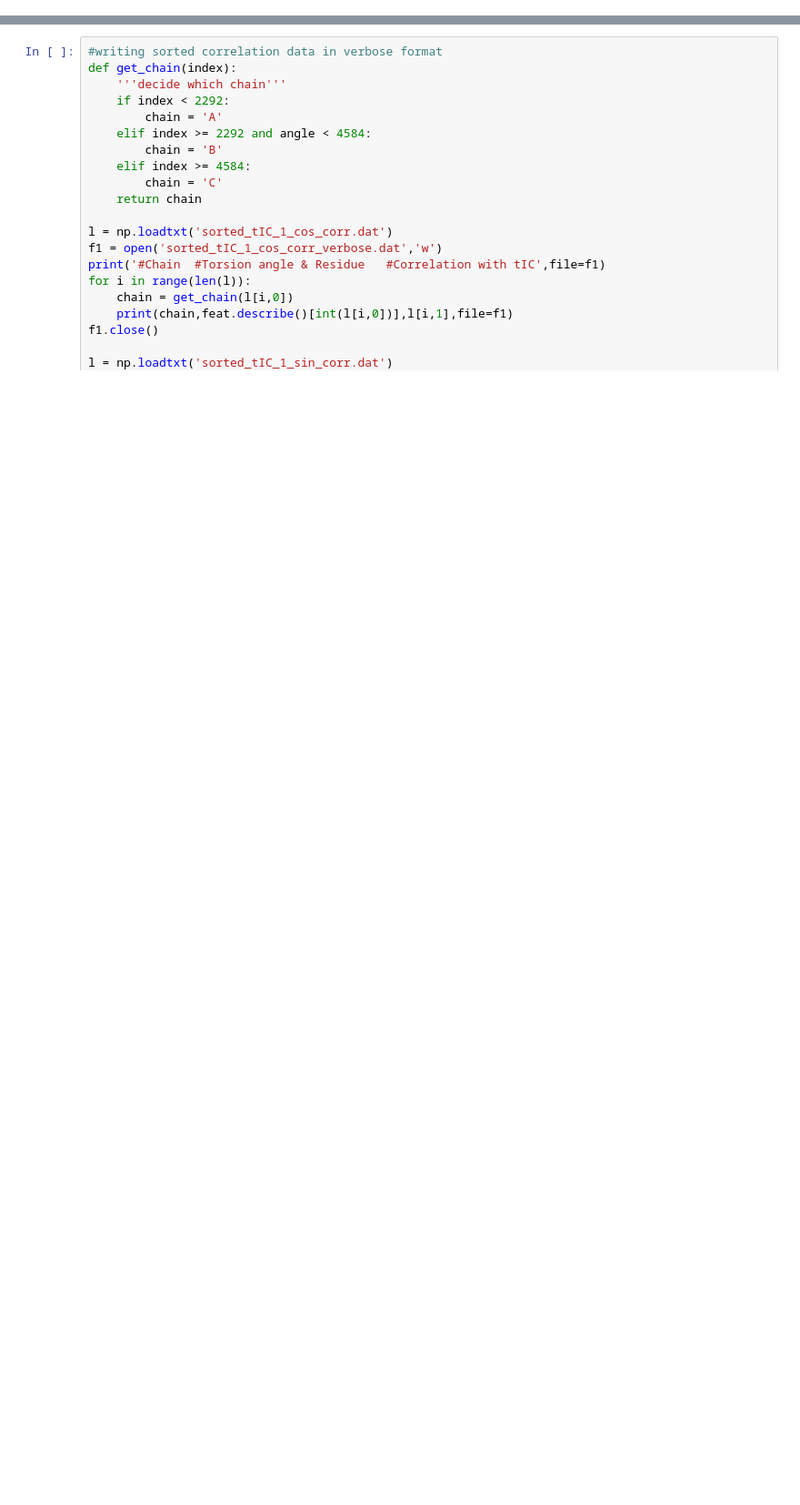
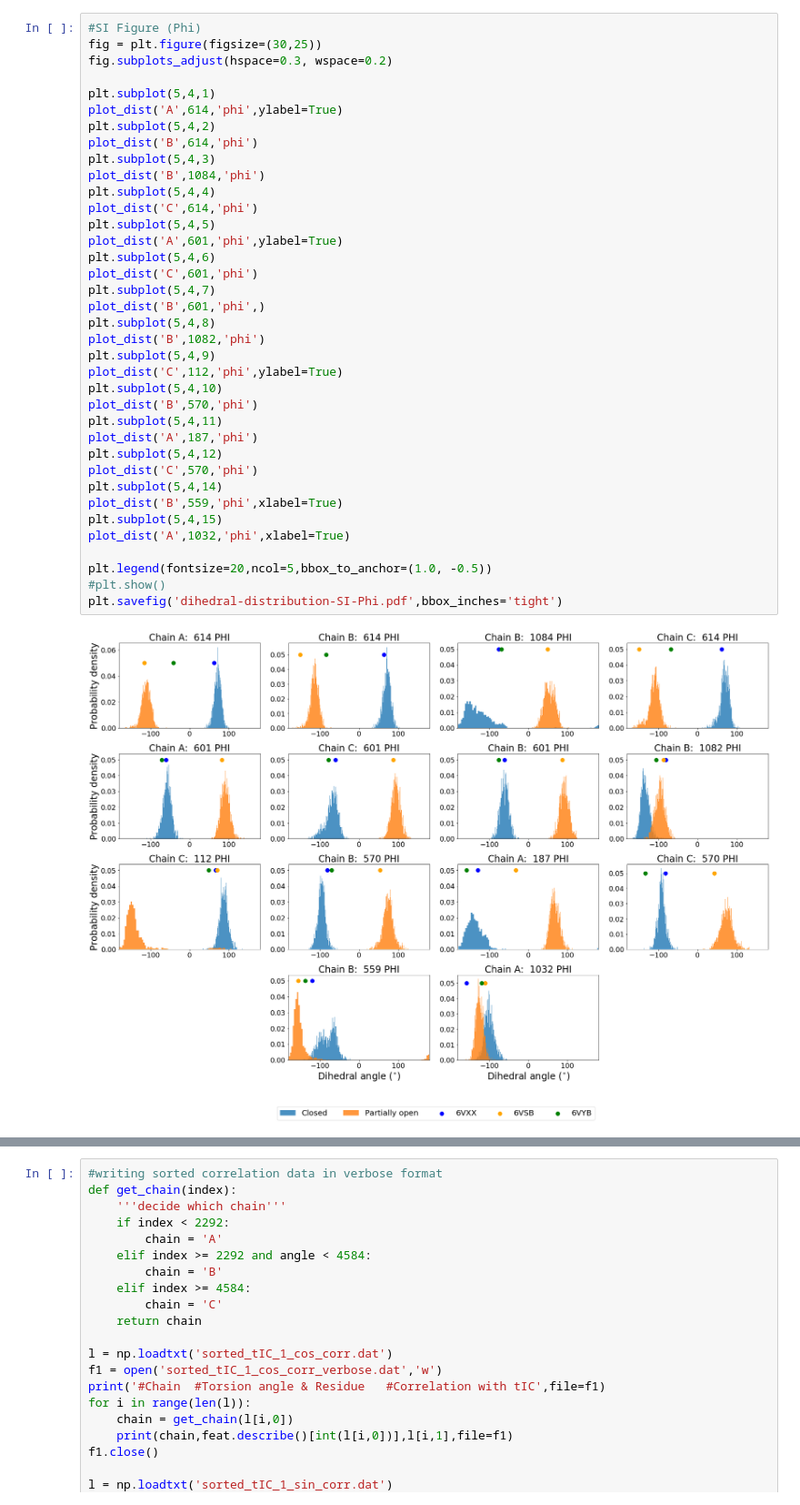
Before and after one commit to dhimanray/COVID-19-correlation-work, a Jupyter notebook: tica-dihedral/dihedral-dist.ipynb, the cells around one changed output, grey strips where cells are left out. Shown at 91% size. Saved outputs shown, nothing was run; the diff lists cells and outputs as text; blank space fills up the shorter version.

```diff
--- a/tica-dihedral/dihedral-dist.ipynb
+++ b/tica-dihedral/dihedral-dist.ipynb
@@ -18,0 +114,39 @@ feat.add_backbone_torsions("index 35338 to 53006", cossin=False, periodic=True)
+# %%
+#SI Figure (Phi)
+fig = plt.figure(figsize=(30,25))
+fig.subplots_adjust(hspace=0.3, wspace=0.2)
+
+plt.subplot(5,4,1)
+plot_dist('A',614,'phi',ylabel=True)
+plt.subplot(5,4,2)
+plot_dist('B',614,'phi')
+plt.subplot(5,4,3)
+plot_dist('B',1084,'phi')
+plt.subplot(5,4,4)
+plot_dist('C',614,'phi')
+plt.subplot(5,4,5)
+plot_dist('A',601,'phi',ylabel=True)
+plt.subplot(5,4,6)
+plot_dist('C',601,'phi')
+plt.subplot(5,4,7)
+plot_dist('B',601,'phi',)
+plt.subplot(5,4,8)
+plot_dist('B',1082,'phi')
+plt.subplot(5,4,9)
+plot_dist('C',112,'phi',ylabel=True)
+plt.subplot(5,4,10)
+plot_dist('B',570,'phi')
+plt.subplot(5,4,11)
+plot_dist('A',187,'phi')
+plt.subplot(5,4,12)
+plot_dist('C',570,'phi')
+plt.subplot(5,4,14)
+plot_dist('B',559,'phi',xlabel=True)
+plt.subplot(5,4,15)
+plot_dist('A',1032,'phi',xlabel=True)
+
+plt.legend(fontsize=20,ncol=5,bbox_to_anchor=(1.0, -0.5))
+#plt.show()
+plt.savefig('dihedral-distribution-SI-Phi.pdf',bbox_inches='tight')
+# %% [output]
+[figure, added]
```
Also changed, not shown: parts of 6 cells of this notebook, 33 other files.
